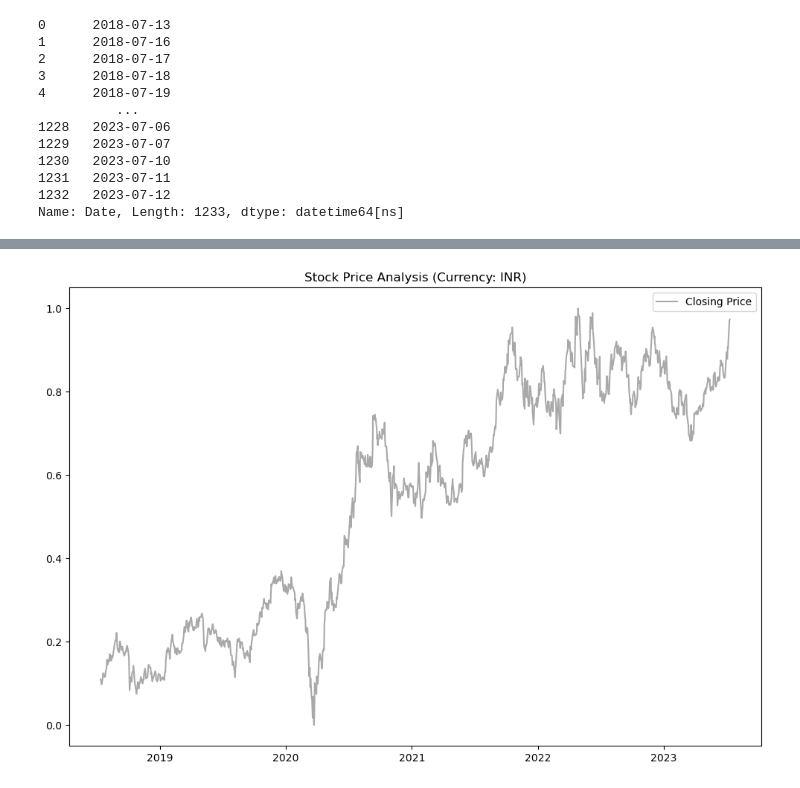
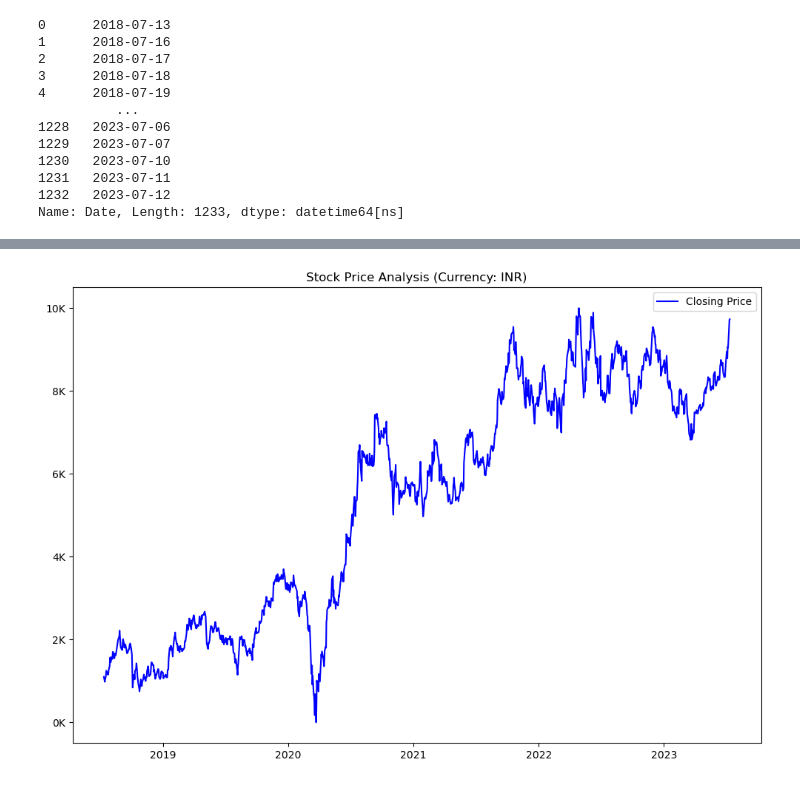
Before and after one commit to Arin2021/Stock_Price_Prediction, a Jupyter notebook: LSTM_Stock_Price_Prediction.ipynb, the cells around one changed output, grey strips where cells are left out. Saved outputs shown, nothing was run; the diff lists cells and outputs as text; code cells hidden in the pictures.

```diff
--- a/LSTM_Stock_Price_Prediction.ipynb
+++ b/LSTM_Stock_Price_Prediction.ipynb
@@ -103,9 +103,14 @@ test_rmse = np.sqrt(mean_squared_error(y_test[0], test_predict[:, 0]))
 # %%
 # Plotting the results
 plt.figure(figsize=(12, 8))
 plt.title('Stock Price Analysis (Currency: INR)')
+
 plt.plot(df['Date'], df['Close'], color='blue', label='Closing Price')
+def format_y_ticks(x, pos):
+    thousands = int(x*10)
+    return f"{thousands}K"
+plt.gca().yaxis.set_major_formatter(FuncFormatter(format_y_ticks))
 plt.legend()
 plt.show()
 # %% [output]
-[figure, old version]
+[figure, new version]
```
Also changed, not shown: parts of 3 cells of this notebook.
